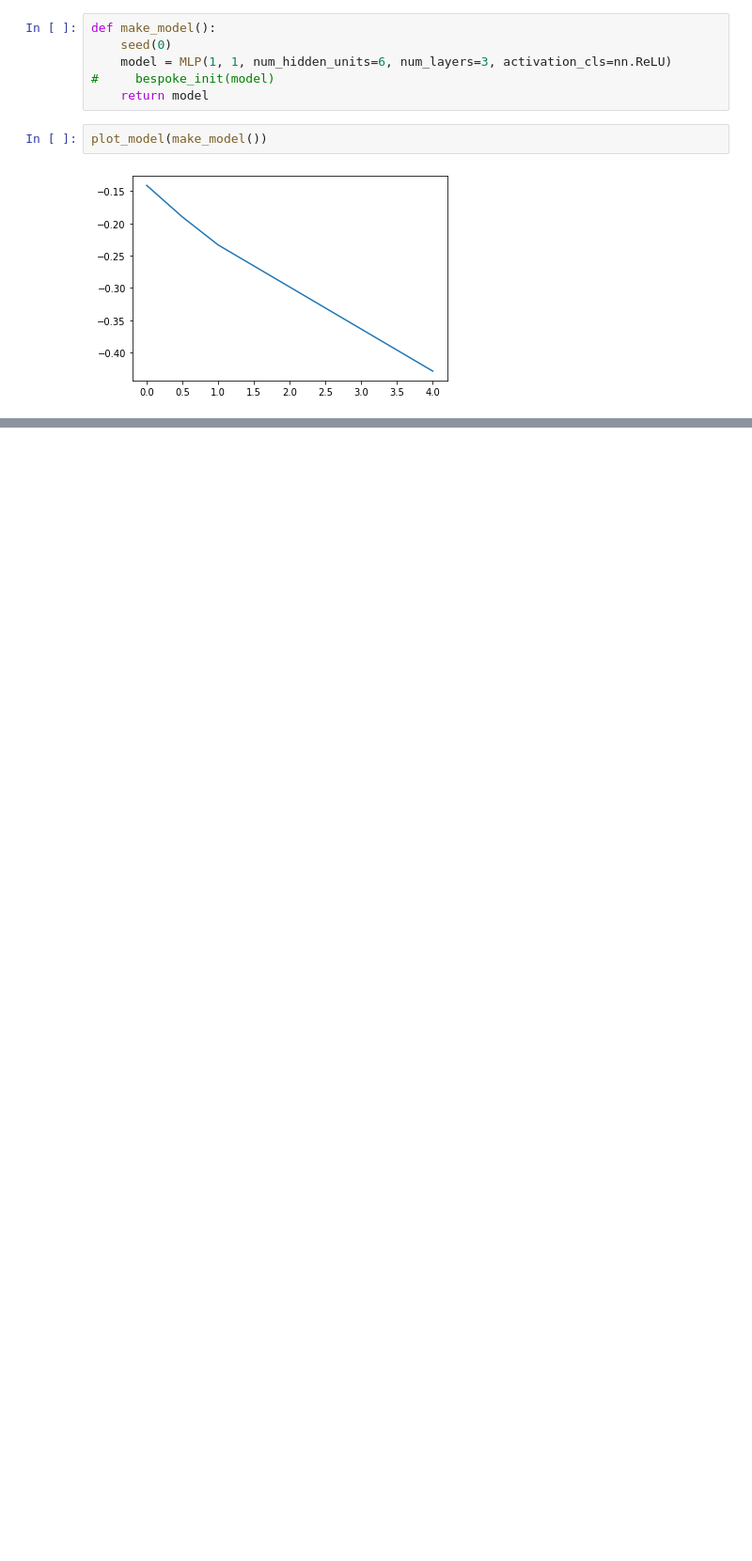
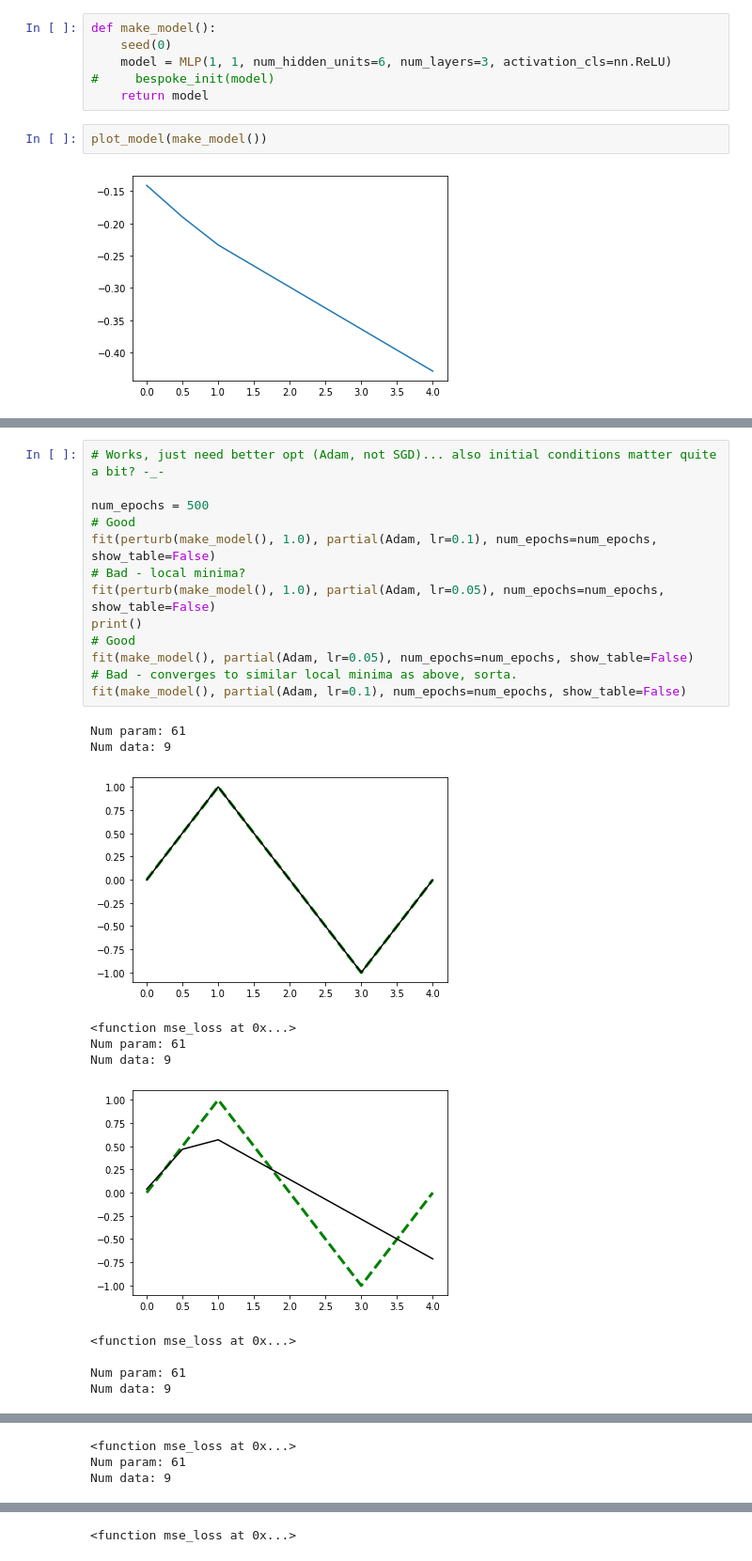
Before and after one commit to EricCousineau-TRI/repro, a Jupyter notebook: python/understand_torch_sgd_and_mlp/mlp_sin.ipynb, the cells around one changed output, grey strips where cells are left out. Shown: that part at 94% size. Drawn from its saved outputs; the diff is of its cells as text; blank space fills up the shorter version.

```diff
--- a/python/understand_torch_sgd_and_mlp/mlp_sin.ipynb
+++ b/python/understand_torch_sgd_and_mlp/mlp_sin.ipynb
@@ -384,0 +365,25 @@ Num data: 9
+# %%
+# Works, just need better opt (Adam, not SGD)... also initial conditions matter quite a bit? -_-
+
+num_epochs = 500
+# Good
+fit(perturb(make_model(), 1.0), partial(Adam, lr=0.1), num_epochs=num_epochs, show_table=False)
+# Bad - local minima?
+fit(perturb(make_model(), 1.0), partial(Adam, lr=0.05), num_epochs=num_epochs, show_table=False)
+print()
+# Good
+fit(make_model(), partial(Adam, lr=0.05), num_epochs=num_epochs, show_table=False)
+# Bad - converges to similar local minima as above, sorta.
+fit(make_model(), partial(Adam, lr=0.1), num_epochs=num_epochs, show_table=False)
+# %% [output]
+Num param: 61
+Num data: 9
+[figure, added]
+<function mse_loss at 0x...>
+Num param: 61
+Num data: 9
+[figure, added]
+<function mse_loss at 0x...>
+
+Num param: 61
+Num data: 9
@@ -384,0 +391,3 @@ Num data: 9
+<function mse_loss at 0x...>
+Num param: 61
+Num data: 9
@@ -384,0 +395 @@ Num data: 9
+<function mse_loss at 0x...>
```
Also changed, not shown: parts of 8 cells of this notebook.
